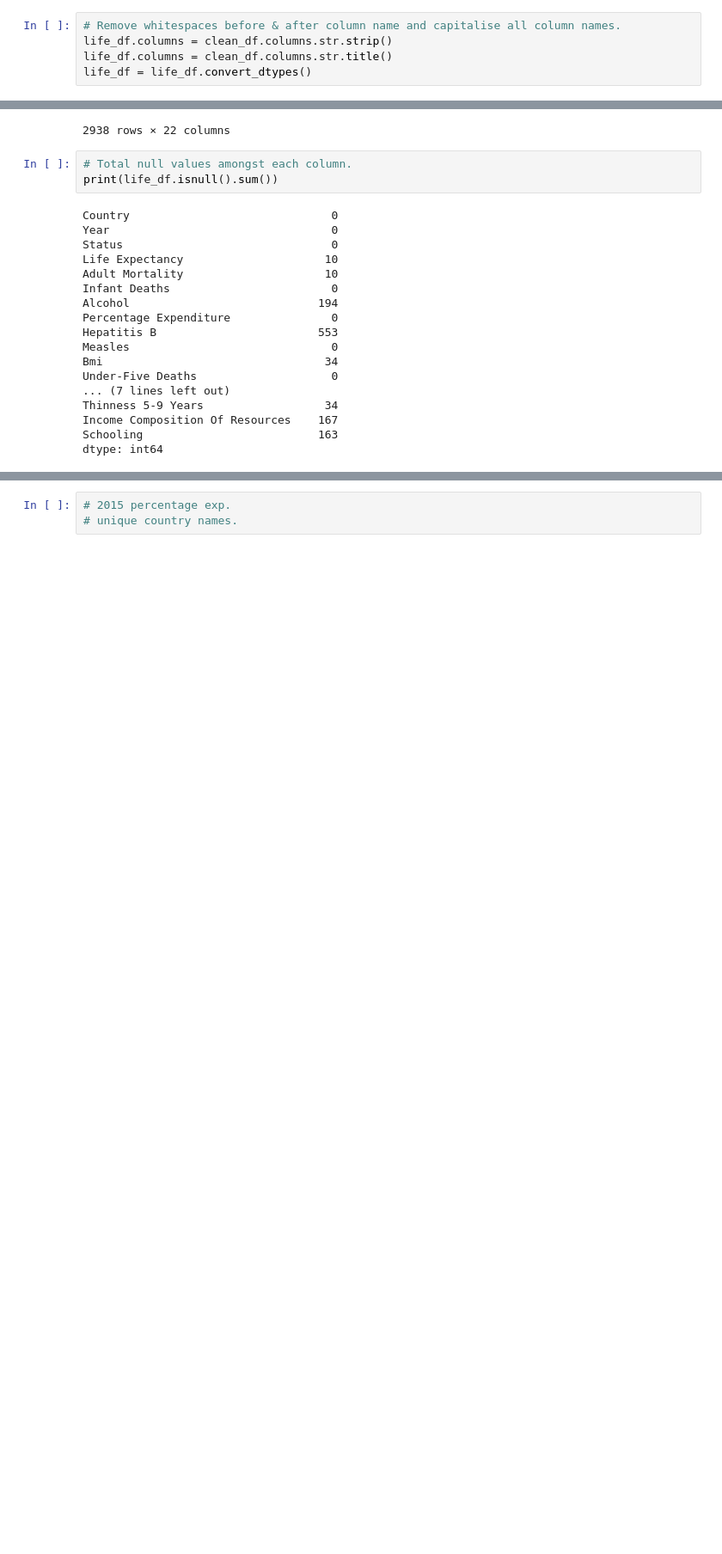
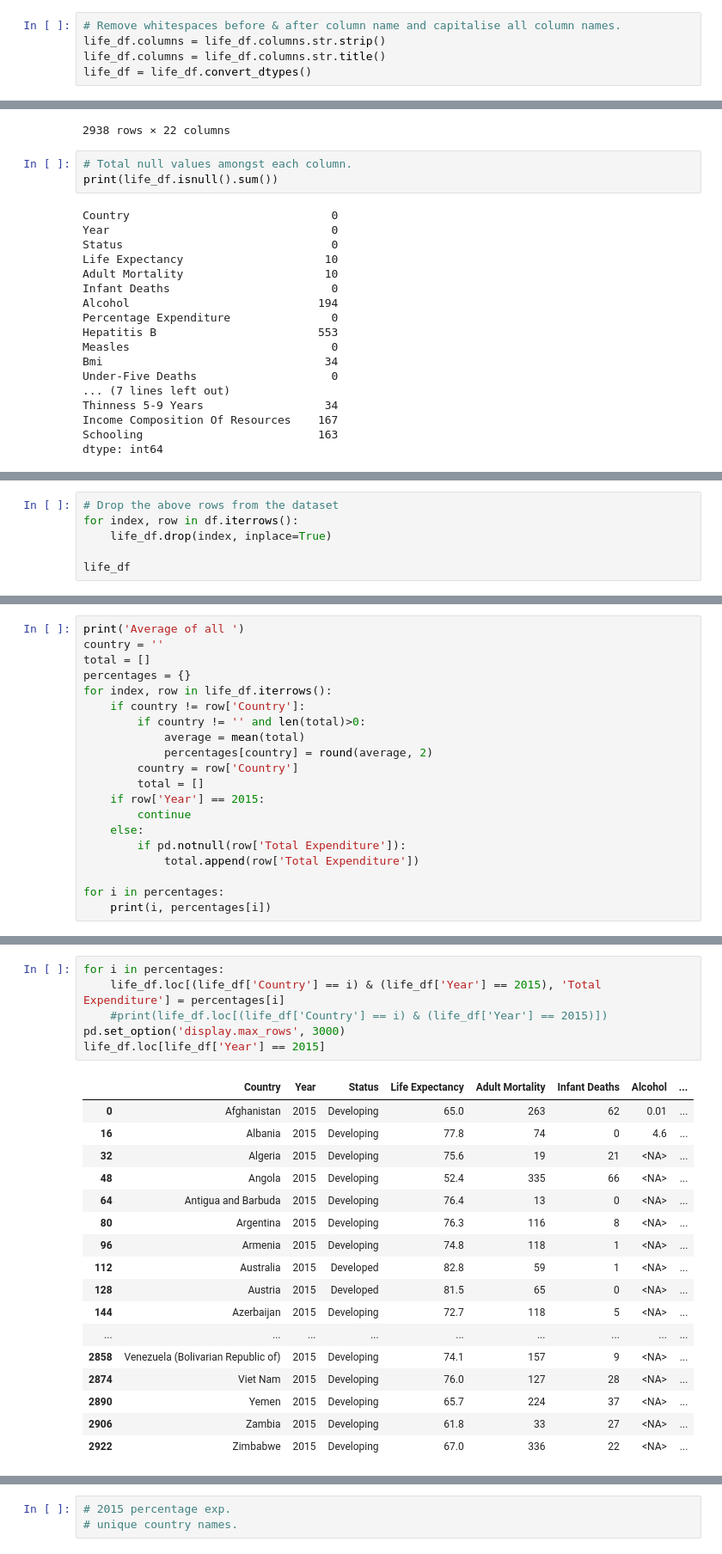
Before and after one commit to HoManCode/Group2-SIT307, a Jupyter notebook: A2 Dataset.ipynb, the cells around one changed output, grey strips where cells are left out. Shown: that part at 86% size. Cells and saved outputs as stored; diff of their text form; blank space fills up the shorter version.

Commit message:
Total Expenditure

```diff
--- a/A2 Dataset.ipynb
+++ b/A2 Dataset.ipynb
@@ -5,8 +6,8 @@ import pandas as pd
 life_df = pd.read_csv('Life Expectancy Data.csv', delimiter=',')
 # %%
 # Remove whitespaces before & after column name and capitalise all column names.
-life_df.columns = clean_df.columns.str.strip()
-life_df.columns = clean_df.columns.str.title()
+life_df.columns = life_df.columns.str.strip()
+life_df.columns = life_df.columns.str.title()
 life_df = life_df.convert_dtypes()
 # %%
 life_df.dtypes
@@ -82,0 +137,6 @@ Name: Percentage Expenditure, Length: 2328, dtype: Int64
+# %%
+# Drop the above rows from the dataset
+for index, row in df.iterrows():
+    life_df.drop(index, inplace=True)
+
+life_df
@@ -82,0 +230,20 @@ Name: Percentage Expenditure, Length: 2328, dtype: Int64
+# %%
+print('Average of all ')
+country = ''
+total = []
+percentages = {}
+for index, row in life_df.iterrows():
+    if country != row['Country']:
+        if country != '' and len(total)>0:
+            average = mean(total)
+            percentages[country] = round(average, 2)
+        country = row['Country']
+        total = []
+    if row['Year'] == 2015:
+        continue
+    else:
+        if pd.notnull(row['Total Expenditure']):
+            total.append(row['Total Expenditure'])
+
+for i in percentages:
+    print(i, percentages[i])
@@ -82,0 +275,24 @@ Name: Percentage Expenditure, Length: 2328, dtype: Int64
+# %%
+for i in percentages:
+    life_df.loc[(life_df['Country'] == i) & (life_df['Year'] == 2015), 'Total Expenditure'] = percentages[i]
+    #print(life_df.loc[(life_df['Country'] == i) & (life_df['Year'] == 2015)])
+pd.set_option('display.max_rows', 3000)
+life_df.loc[life_df['Year'] == 2015]
+# %% [output]
+|  | Country | Year | Status | Life Expectancy | Adult Mortality | Infant Deaths | Alcohol | ... |
+| 0 | Afghanistan | 2015 | Developing | 65.0 | 263 | 62 | 0.01 | ... |
+| 16 | Albania | 2015 | Developing | 77.8 | 74 | 0 | 4.6 | ... |
+| 32 | Algeria | 2015 | Developing | 75.6 | 19 | 21 | <NA> | ... |
+| 48 | Angola | 2015 | Developing | 52.4 | 335 | 66 | <NA> | ... |
+| 64 | Antigua and Barbuda | 2015 | Developing | 76.4 | 13 | 0 | <NA> | ... |
+| 80 | Argentina | 2015 | Developing | 76.3 | 116 | 8 | <NA> | ... |
+| 96 | Armenia | 2015 | Developing | 74.8 | 118 | 1 | <NA> | ... |
+| 112 | Australia | 2015 | Developed | 82.8 | 59 | 1 | <NA> | ... |
+| 128 | Austria | 2015 | Developed | 81.5 | 65 | 0 | <NA> | ... |
+| 144 | Azerbaijan | 2015 | Developing | 72.7 | 118 | 5 | <NA> | ... |
+| ... | ... | ... | ... | ... | ... | ... | ... | ... |
+| 2858 | Venezuela (Bolivarian Republic of) | 2015 | Developing | 74.1 | 157 | 9 | <NA> | ... |
+| 2874 | Viet Nam | 2015 | Developing | 76.0 | 127 | 28 | <NA> | ... |
+| 2890 | Yemen | 2015 | Developing | 65.7 | 224 | 37 | <NA> | ... |
+| 2906 | Zambia | 2015 | Developing | 61.8 | 33 | 27 | <NA> | ... |
+| 2922 | Zimbabwe | 2015 | Developing | 67.0 | 336 | 22 | <NA> | ... |
```
Also changed, not shown: parts of 18 cells of this notebook.
